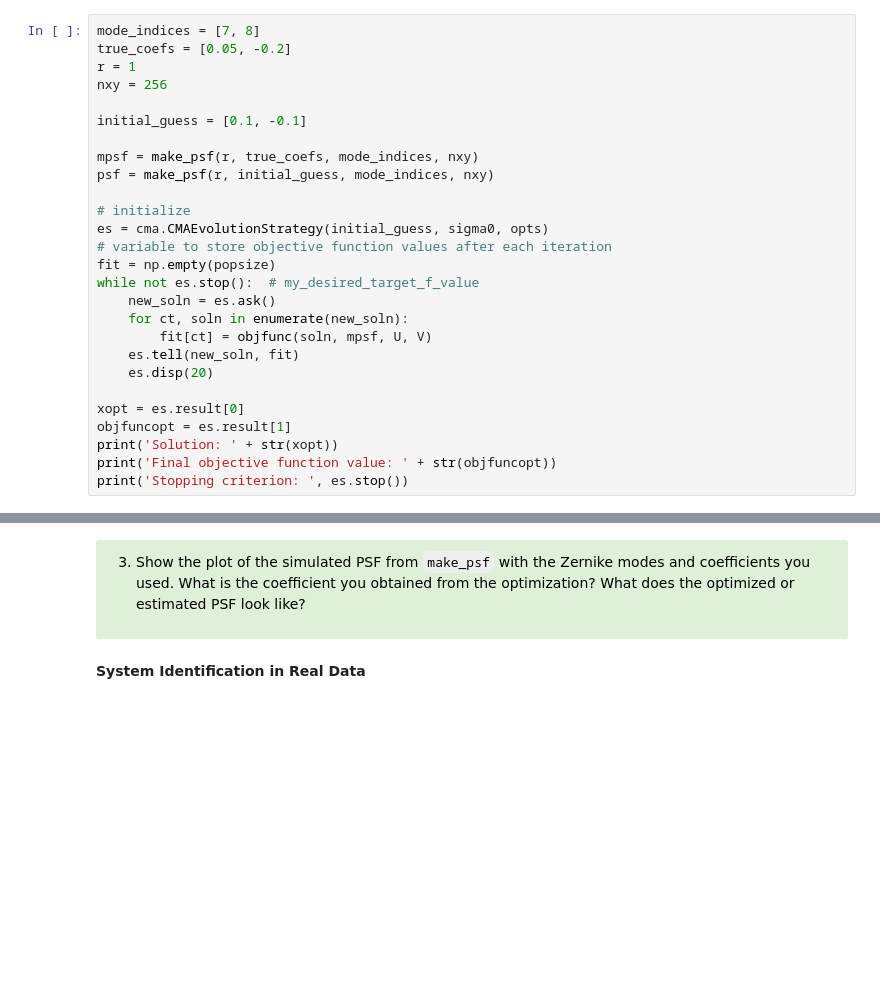
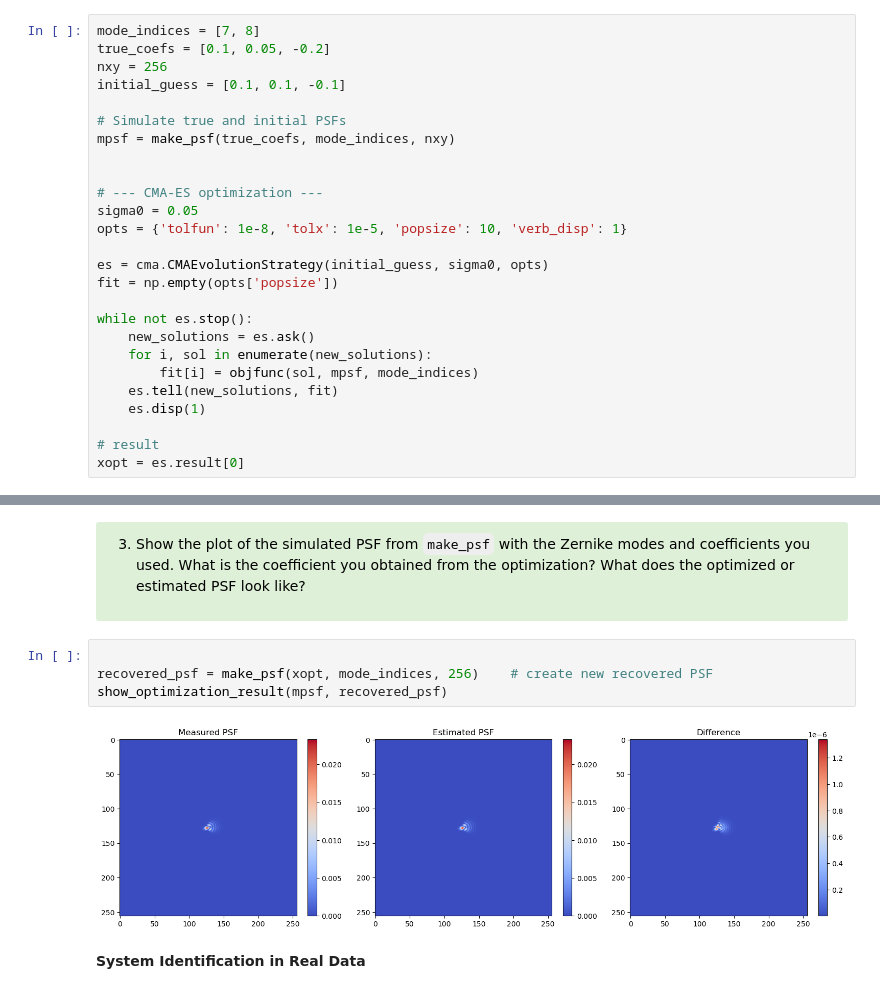
Before and after one commit to lilchromozome/Build_Imager_2025, a Jupyter notebook: Lab4/Lab4 Part2 (Clean).ipynb, the cells around one changed output, grey strips where cells are left out. Cells and saved outputs as stored; diff of their text form; blank space fills up the shorter version.

```diff
--- a/Lab4/Lab4 Part2 (Clean).ipynb
+++ b/Lab4/Lab4 Part2 (Clean).ipynb
@@ -161,27 +148,26 @@ print("Recovered coefficients:", xopt)
 # %%
 mode_indices = [7, 8]
-true_coefs = [0.05, -0.2]
-r = 1
+true_coefs = [0.1, 0.05, -0.2]
 nxy = 256
+initial_guess = [0.1, 0.1, -0.1]
 
-initial_guess = [0.1, -0.1]
+# Simulate true and initial PSFs
+mpsf = make_psf(true_coefs, mode_indices, nxy)
 
-mpsf = make_psf(r, true_coefs, mode_indices, nxy)
-psf = make_psf(r, initial_guess, mode_indices, nxy)
 
-# initialize
+# --- CMA-ES optimization ---
+sigma0 = 0.05
+opts = {'tolfun': 1e-8, 'tolx': 1e-5, 'popsize': 10, 'verb_disp': 1}
+
 es = cma.CMAEvolutionStrategy(initial_guess, sigma0, opts)
-# variable to store objective function values after each iteration
-fit = np.empty(popsize)
-while not es.stop():  # my_desired_target_f_value
-    new_soln = es.ask()
-    for ct, soln in enumerate(new_soln):
-        fit[ct] = objfunc(soln, mpsf, U, V)
-    es.tell(new_soln, fit)
-    es.disp(20)
+fit = np.empty(opts['popsize'])
 
+while not es.stop():
+    new_solutions = es.ask()
+    for i, sol in enumerate(new_solutions):
+        fit[i] = objfunc(sol, mpsf, mode_indices)
+    es.tell(new_solutions, fit)
+    es.disp(1)
+
+# result
 xopt = es.result[0]
-objfuncopt = es.result[1]
-print('Solution: ' + str(xopt))
-print('Final objective function value: ' + str(objfuncopt))
-print('Stopping criterion: ', es.stop())
@@ -193,6 +197,12 @@ print('Stopping criterion: ', es.stop())
 
 </font>
 </div>
+# %%
+
+recovered_psf = make_psf(xopt, mode_indices, 256)    # create new recovered PSF
+show_optimization_result(mpsf, recovered_psf)
+# %% [output]
+[figure, added]
 # %% [markdown]
 <p style="text-align: left;" ><font size="+1"><b>System Identification in Real Data</b></p>
 # %% [markdown]
```
Also changed, not shown: parts of 10 cells of this notebook, 12 other files.
